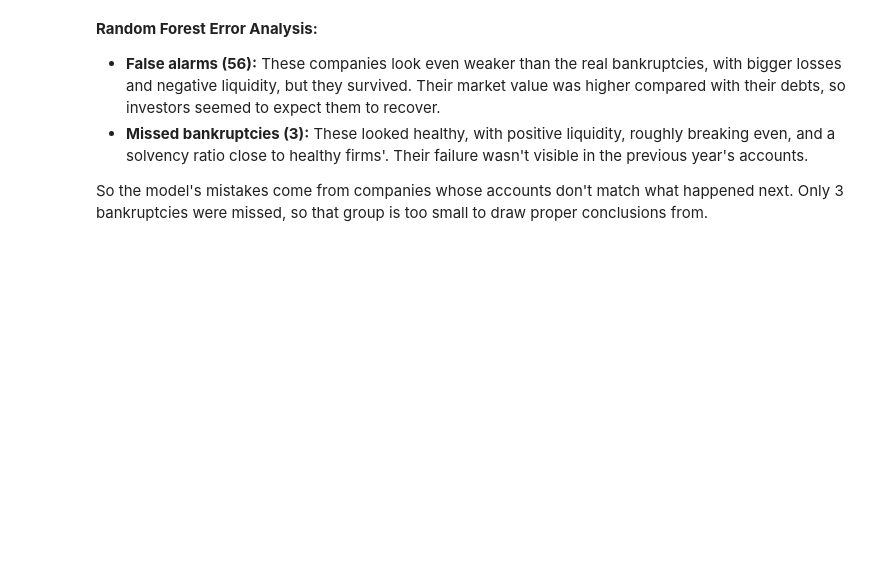
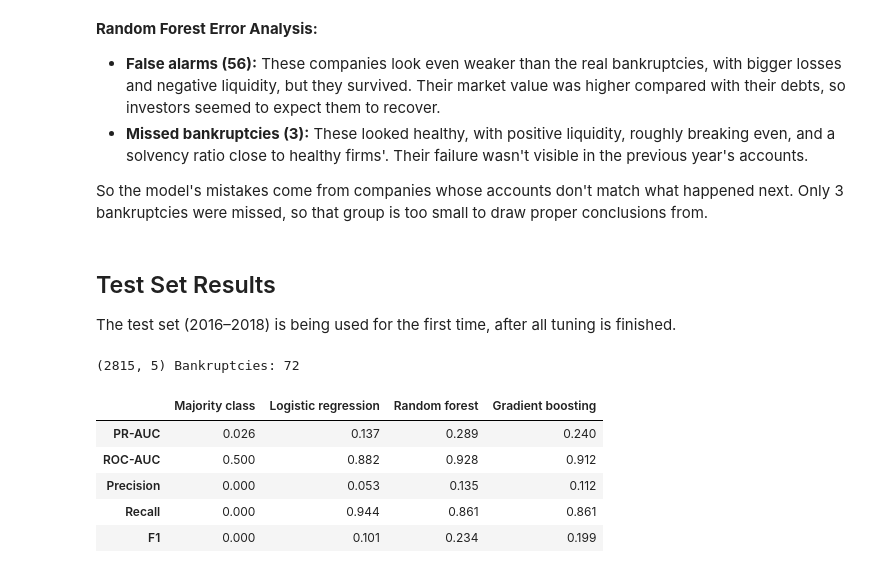
Before and after one commit to cathaljoyce/project-ml, a Jupyter notebook: notebooks/my_models.ipynb, the cells around one changed output. Saved outputs shown, nothing was run; the diff lists cells and outputs as text; code cells hidden in the pictures; blank space fills up the shorter version.

```diff
--- a/notebooks/my_models.ipynb
+++ b/notebooks/my_models.ipynb
@@ -205,3 +205,44 @@ table
 - **Missed bankruptcies (3):** These looked healthy, with positive liquidity, roughly breaking even, and a solvency ratio close to healthy firms'. Their failure wasn't visible in the previous year's accounts.
 
 So the model's mistakes come from companies whose accounts don't match what happened next. Only 3 bankruptcies were missed, so that group is too small to draw proper conclusions from.
+# %% [markdown]
+## Test Set Results
+The test set (2016–2018) is being used for the first time, after all tuning is finished.
+# %%
+test = pd.read_csv("../data/raw/financial_test.csv")
+
+y_test = (test["status_label"] == "failed").astype(int)
+
+X_test = new_ratios(test)
+X_test = X_test.clip(lower, upper, axis=1)
+
+print(X_test.shape, "Bankruptcies:", y_test.sum())
+# %% [output]
+(2815, 5) Bankruptcies: 72
+# %%
+def get_test_score(model):
+    prob = model.predict_proba(X_test)[:, 1]
+    pred = model.predict(X_test)
+    return [
+        average_precision_score(y_test, prob),
+        roc_auc_score(y_test, prob),
+        precision_score(y_test, pred, zero_division=0),
+        recall_score(y_test, pred),
+        f1_score(y_test, pred),
+    ]
+
+test_results = pd.DataFrame({
+    "Majority class": get_test_score(baseline),
+    "Logistic regression": get_test_score(logregression),
+    "Random forest": get_test_score(forest),
+    "Gradient boosting": get_test_score(gb),
+}, index=["PR-AUC", "ROC-AUC", "Precision", "Recall", "F1"])
+
+test_results.round(3)
+# %% [output]
+|  | Majority class | Logistic regression | Random forest | Gradient boosting |
+| PR-AUC | 0.026 | 0.137 | 0.289 | 0.240 |
+| ROC-AUC | 0.500 | 0.882 | 0.928 | 0.912 |
+| Precision | 0.000 | 0.053 | 0.135 | 0.112 |
+| Recall | 0.000 | 0.944 | 0.861 | 0.861 |
+| F1 | 0.000 | 0.101 | 0.234 | 0.199 |
```
Also changed, not shown: parts of 11 cells of this notebook.
